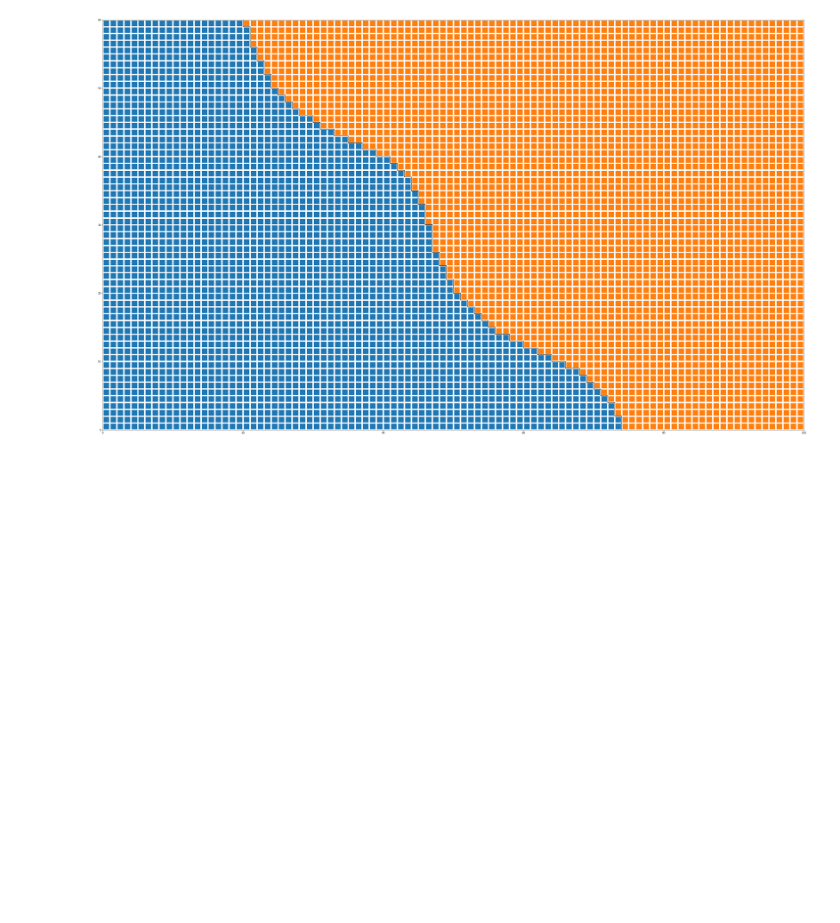
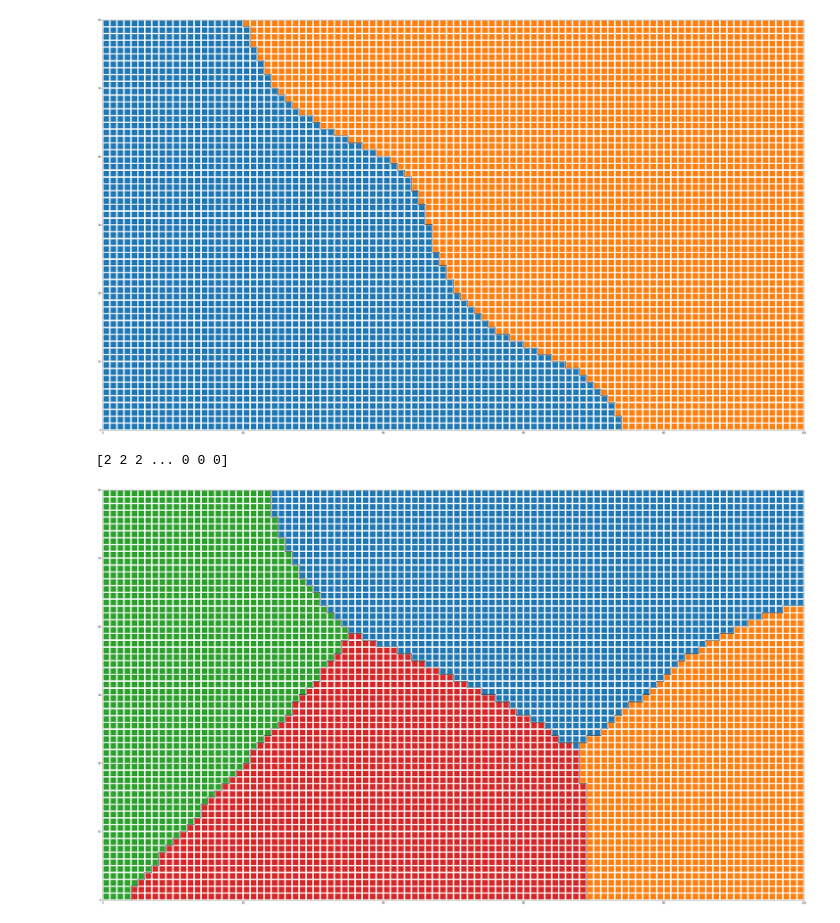
Before and after one commit to mikkelmilo/SOM-Clustering-Visualisations, a Jupyter notebook: chainlink-Kmeans+plot.ipynb, the cells around one changed output. Drawn from its saved outputs; the diff is of its cells as text; code cells hidden in the pictures; blank space fills up the shorter version.

```diff
--- a/chainlink-Kmeans+plot.ipynb
+++ b/chainlink-Kmeans+plot.ipynb
@@ -326,0 +335,8 @@ plot_with_labelling(chainlink_som_big,d3,d4,labels_kM1,labels_kM1,rweights1,debu
+# %%
+kmeans_extreme = KMeans(n_clusters=4, random_state=10).fit(weightskM1)
+labels_extreme = kmeans_extreme.labels_
+print(labels_extreme)
+plot_with_labelling(chainlink_som_big,d3,d4,labels_extreme,labels_extreme,weightskM1,debug=False)
+# %% [output]
+[2 2 2 ... 0 0 0]
+[figure, added]
```
Also changed, not shown: parts of 4 cells of this notebook.
